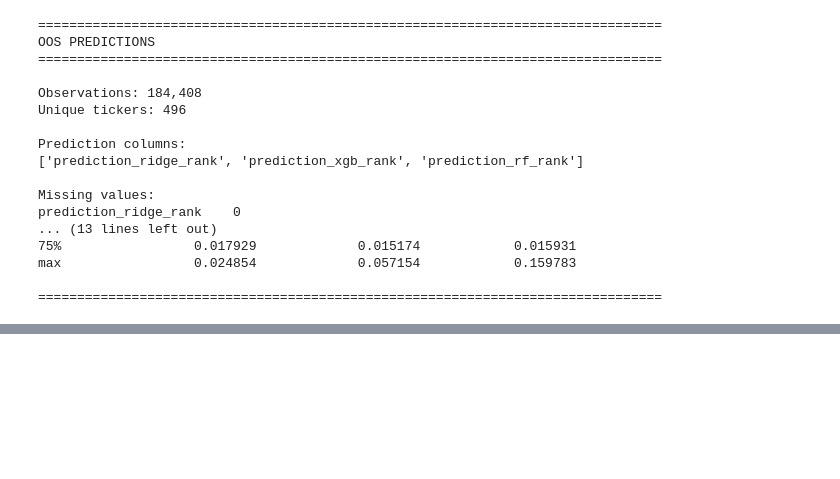
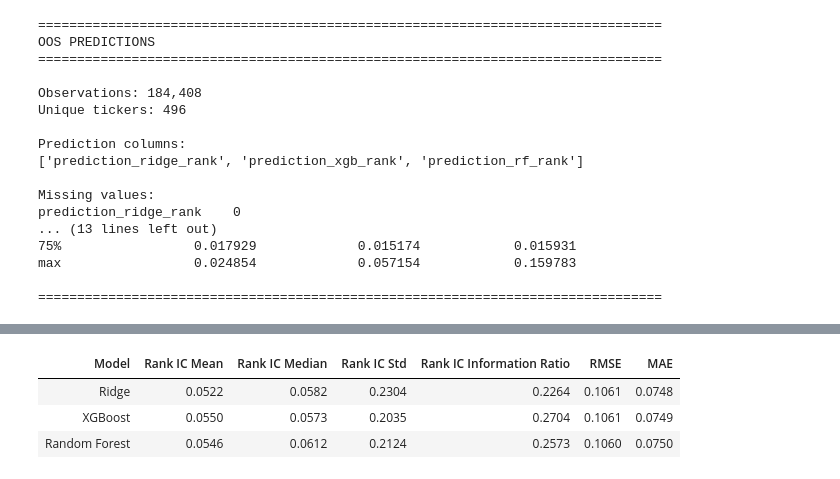
Before and after one commit to PalaciosDaniel/quant-portfolio-project, a Jupyter notebook: notebooks/07_oos_test.ipynb, the cells around one changed output, grey strips where cells are left out. Saved outputs shown, nothing was run; the diff lists cells and outputs as text; code cells hidden in the pictures; blank space fills up the shorter version.

```diff
--- a/notebooks/07_oos_test.ipynb
+++ b/notebooks/07_oos_test.ipynb
@@ -1289,0 +1542,83 @@ Series([], dtype: int64)
+# %%
+# =============================================================================
+# Robustness of Rank IC
+# =============================================================================
+
+robustness_metrics = pd.DataFrame(
+    {
+        "Model": daily_rank_ic.columns,
+        "Rank IC Mean": [
+            daily_rank_ic[model].mean()
+            for model in daily_rank_ic.columns
+        ],
+        "Rank IC Median": [
+            daily_rank_ic[model].median()
+            for model in daily_rank_ic.columns
+        ],
+        "Rank IC Std": [
+            daily_rank_ic[model].std()
+            for model in daily_rank_ic.columns
+        ],
+        "Rank IC Information Ratio": [
+            daily_rank_ic[model].mean()
+            / daily_rank_ic[model].std()
+            for model in daily_rank_ic.columns
+        ],
+    }
+)
+
+# =============================================================================
+# Prediction Accuracy
+# =============================================================================
+
+accuracy_metrics = []
+
+for prediction_col, model_name in model_names.items():
+
+    errors = (
+        oos_predictions[prediction_col]
+        - oos_predictions["forward_return_21d"]
+    )
+
+    accuracy_metrics.append(
+        {
+            "Model": model_name,
+            "RMSE": np.sqrt(
+                np.mean(errors ** 2)
+            ),
+            "MAE": np.mean(
+                np.abs(errors)
+            ),
+        }
+    )
+
+accuracy_metrics = pd.DataFrame(accuracy_metrics)
+
+# =============================================================================
+# Combine metrics
+# =============================================================================
+
+robustness_and_accuracy = robustness_metrics.merge(
+    accuracy_metrics,
+    on="Model",
+)
+
+print("\n" + "=" * 100)
+print("ROBUSTNESS AND PREDICTION ACCURACY")
+print("=" * 100)
+
+display(
+    robustness_and_accuracy.style
+    .hide(axis="index")
+    .format(
+        {
+            "Rank IC Mean": "{:.4f}",
+            "Rank IC Median": "{:.4f}",
+            "Rank IC Std": "{:.4f}",
+            "Rank IC Information Ratio": "{:.4f}",
+            "RMSE": "{:.4f}",
+            "MAE": "{:.4f}",
+        }
+    )
+)
+# %% [output]
@@ -1289,0 +1628,4 @@ Series([], dtype: int64)
+| Model | Rank IC Mean | Rank IC Median | Rank IC Std | Rank IC Information Ratio | RMSE | MAE |
+| Ridge | 0.0522 | 0.0582 | 0.2304 | 0.2264 | 0.1061 | 0.0748 |
+| XGBoost | 0.0550 | 0.0573 | 0.2035 | 0.2704 | 0.1061 | 0.0749 |
+| Random Forest | 0.0546 | 0.0612 | 0.2124 | 0.2573 | 0.1060 | 0.0750 |
```
Also changed, not shown: parts of 46 cells of this notebook, 1 other file.
